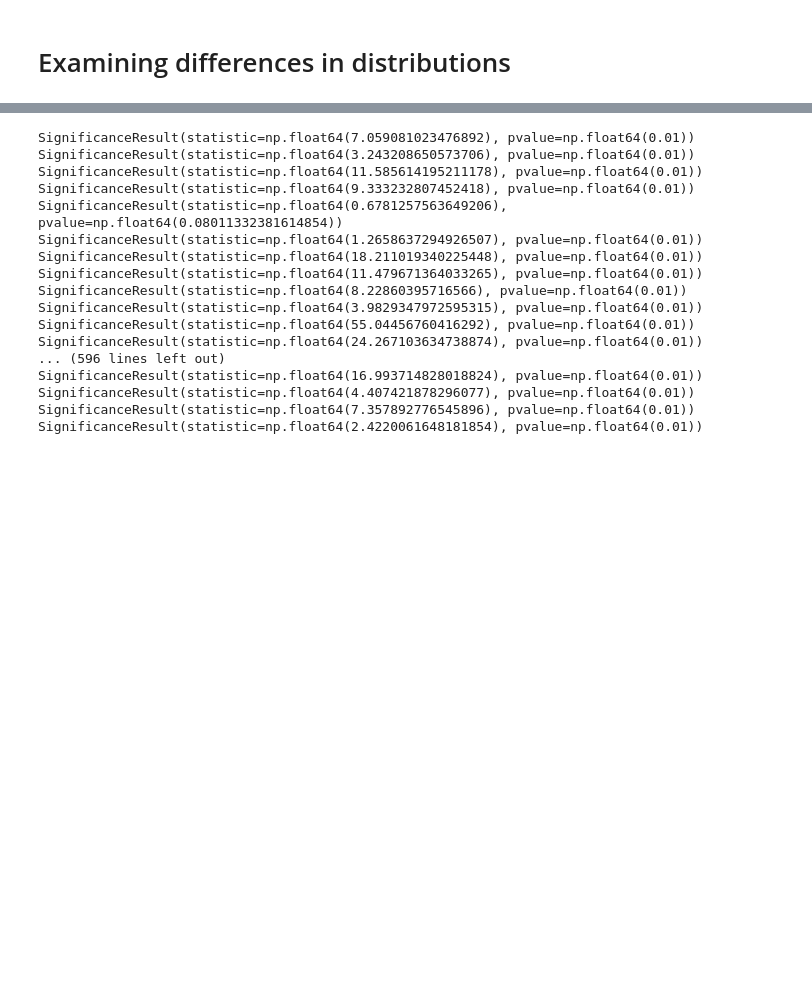
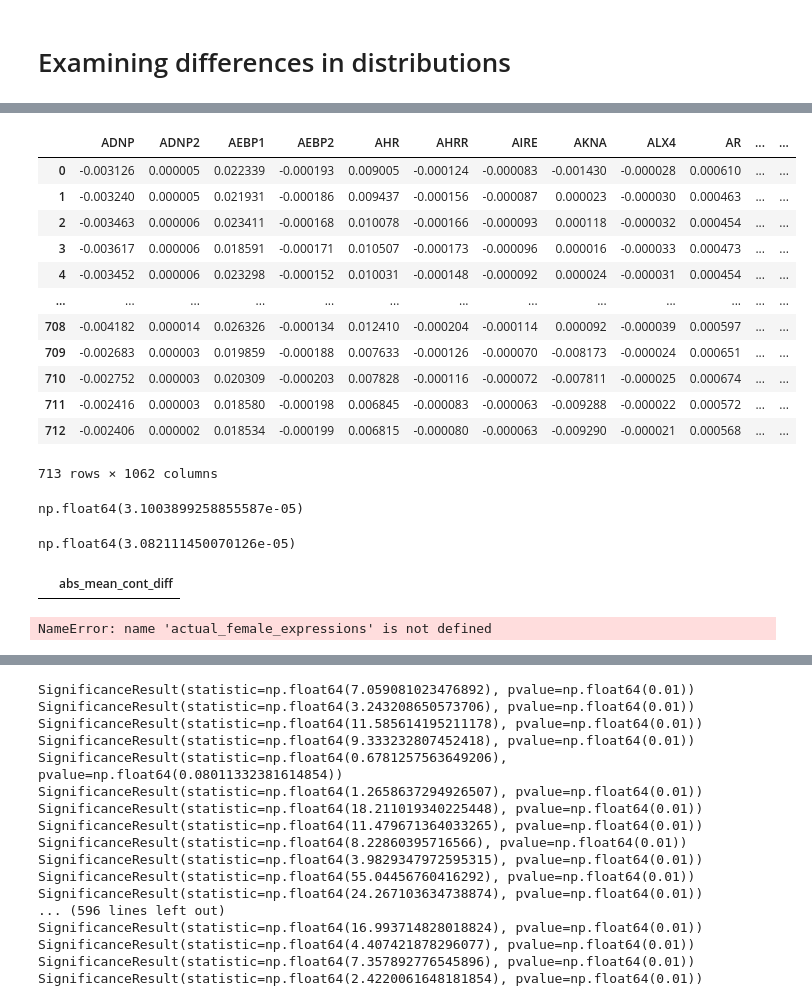
Before and after one commit to Alexander-Broadley/Zhang_lab_rotation, a Jupyter notebook: MML_model/GRN_reconstruction/male_vs_female_reg_contributions.ipynb, the cells around one changed output, grey strips where cells are left out. Cells and saved outputs as stored; diff of their text form; code cells hidden in the pictures; blank space fills up the shorter version.

```diff
--- a/MML_model/GRN_reconstruction/male_vs_female_reg_contributions.ipynb
+++ b/MML_model/GRN_reconstruction/male_vs_female_reg_contributions.ipynb
@@ -14,0 +43,28 @@ female_target_contribs = pd.read_csv(f'./data/female_contribution_dists/{target}
+# %%
+male_target_contribs
+# %% [output]
+|  | ADNP | ADNP2 | AEBP1 | AEBP2 | AHR | AHRR | AIRE | AKNA | ALX4 | AR | ... | ... |
+| 0 | -0.003126 | 0.000005 | 0.022339 | -0.000193 | 0.009005 | -0.000124 | -0.000083 | -0.001430 | -0.000028 | 0.000610 | ... | ... |
+| 1 | -0.003240 | 0.000005 | 0.021931 | -0.000186 | 0.009437 | -0.000156 | -0.000087 | 0.000023 | -0.000030 | 0.000463 | ... | ... |
+| 2 | -0.003463 | 0.000006 | 0.023411 | -0.000168 | 0.010078 | -0.000166 | -0.000093 | 0.000118 | -0.000032 | 0.000454 | ... | ... |
+| 3 | -0.003617 | 0.000006 | 0.018591 | -0.000171 | 0.010507 | -0.000173 | -0.000096 | 0.000016 | -0.000033 | 0.000473 | ... | ... |
+| 4 | -0.003452 | 0.000006 | 0.023298 | -0.000152 | 0.010031 | -0.000148 | -0.000092 | 0.000024 | -0.000031 | 0.000454 | ... | ... |
+| ... | ... | ... | ... | ... | ... | ... | ... | ... | ... | ... | ... | ... |
+| 708 | -0.004182 | 0.000014 | 0.026326 | -0.000134 | 0.012410 | -0.000204 | -0.000114 | 0.000092 | -0.000039 | 0.000597 | ... | ... |
+| 709 | -0.002683 | 0.000003 | 0.019859 | -0.000188 | 0.007633 | -0.000126 | -0.000070 | -0.008173 | -0.000024 | 0.000651 | ... | ... |
+| 710 | -0.002752 | 0.000003 | 0.020309 | -0.000203 | 0.007828 | -0.000116 | -0.000072 | -0.007811 | -0.000025 | 0.000674 | ... | ... |
+| 711 | -0.002416 | 0.000003 | 0.018580 | -0.000198 | 0.006845 | -0.000083 | -0.000063 | -0.009288 | -0.000022 | 0.000572 | ... | ... |
+| 712 | -0.002406 | 0.000002 | 0.018534 | -0.000199 | 0.006815 | -0.000080 | -0.000063 | -0.009290 | -0.000021 | 0.000568 | ... | ... |
+713 rows × 1062 columns
+# %%
+np.mean(female_target_contribs['ZSCAN9'])
+# %% [output]
+np.float64(3.1003899258855587e-05)
+# %%
+np.mean(male_target_contribs['ZSCAN9'])
+# %% [output]
+np.float64(3.082111450070126e-05)
+# %%
+results_df[results_df['abs_mean_cont_diff'] > 0.009]
+# %% [output]
+|  | abs_mean_cont_diff |
@@ -14,0 +75,4 @@ female_target_contribs = pd.read_csv(f'./data/female_contribution_dists/{target}
+# %%
+actual_female_expressions[target]
+# %% [output]
+NameError: name 'actual_female_expressions' is not defined
```
Also changed, not shown: parts of 9 cells of this notebook, 3 other files.
